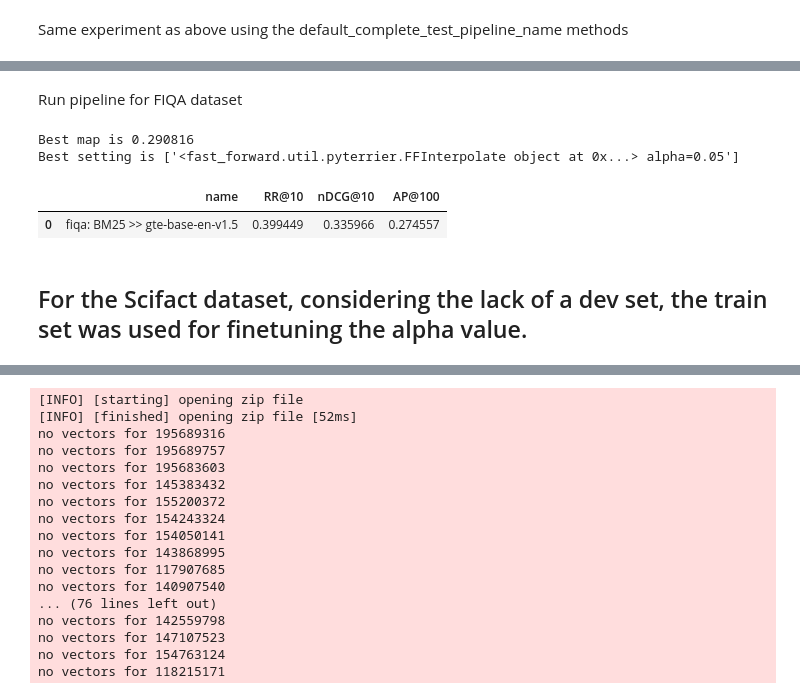
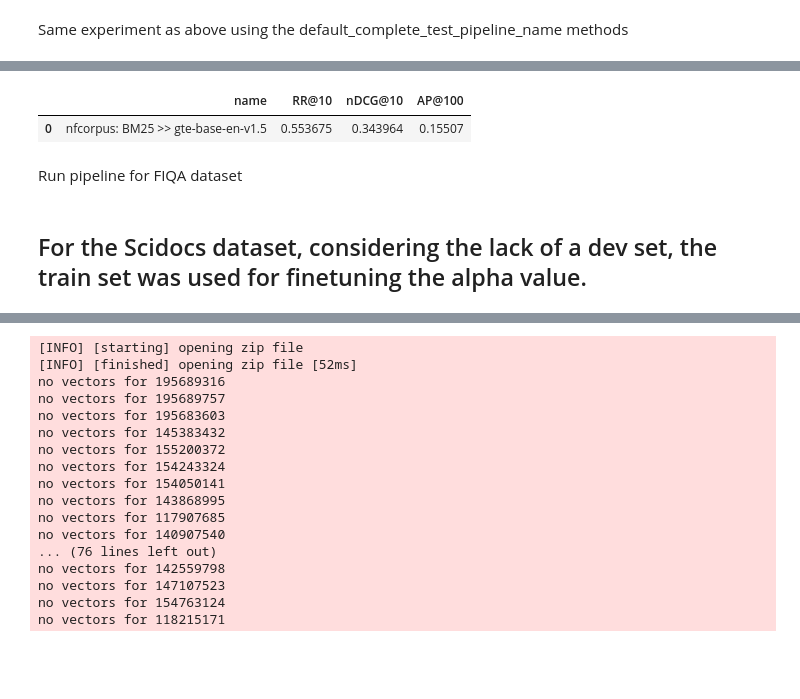
Before and after one commit to anistor09/Neural_Ranking_Models, a Jupyter notebook: gte-base-en-v1.5/experiments/experiments.py.ipynb, the cells around one changed output, grey strips where cells are left out. Cells and saved outputs as stored; diff of their text form; code cells hidden in the pictures; blank space fills up the shorter version.

```diff
--- a/gte-base-en-v1.5/experiments/experiments.py.ipynb
+++ b/gte-base-en-v1.5/experiments/experiments.py.ipynb
@@ -83,7 +82,9 @@ Same experiment as above using the default_complete_test_pipeline_name methods
 from experiments_helper import default_complete_test_pipeline_name
 
 dataset_name = "nfcorpus"
-dev_set_name = "irds:beir/nfcorpus/dev"
+# dev_set_name = "irds:beir/nfcorpus/dev"
 dataset_test_name = "irds:beir/nfcorpus/test"
 
-default_complete_test_pipeline_name(dataset_name, dev_set_name, dataset_test_name, q_encoder, eval_metrics)
+time_fct(default_complete_test_pipeline_name, dataset_name, dataset_test_name,
+         q_encoder, eval_metrics)
+# %% [output]
@@ -90,17 +92,15 @@ default_complete_test_pipeline_name(dataset_name, dev_set_name, dataset_test_nam
+|  | name | RR@10 | nDCG@10 | AP@100 |
+| 0 | nfcorpus: BM25 >> gte-base-en-v1.5 | 0.553675 | 0.343964 | 0.15507 |
 # %% [markdown]
 Run pipeline for FIQA dataset
 # %%
 from experiments_helper import default_complete_test_pipeline_name
 
 dataset_name = "fiqa"
-dev_set_name = "irds:beir/fiqa/dev"
+# dev_set_name = "irds:beir/fiqa/dev"
 dataset_test_name = "irds:beir/fiqa/test"
 
-default_complete_test_pipeline_name(dataset_name, dev_set_name, dataset_test_name, q_encoder, eval_metrics)
+time_fct(
+    default_complete_test_pipeline_name, dataset_name, dataset_test_name, q_encoder, eval_metrics)
-# %% [output]
-Best map is 0.290816
-Best setting is ['<fast_forward.util.pyterrier.FFInterpolate object at 0x...> alpha=0.05']
-|  | name | RR@10 | nDCG@10 | AP@100 |
-| 0 | fiqa: BM25 >> gte-base-en-v1.5 | 0.399449 | 0.335966 | 0.274557 |
 # %% [markdown]
-## For the Scifact dataset, considering the lack of a dev set, the train set was used for finetuning the alpha value.
+## For the Scidocs dataset, considering the lack of a dev set, the train set was used for finetuning the alpha value.
```
Also changed, not shown: parts of 17 cells of this notebook, 5 other files.
